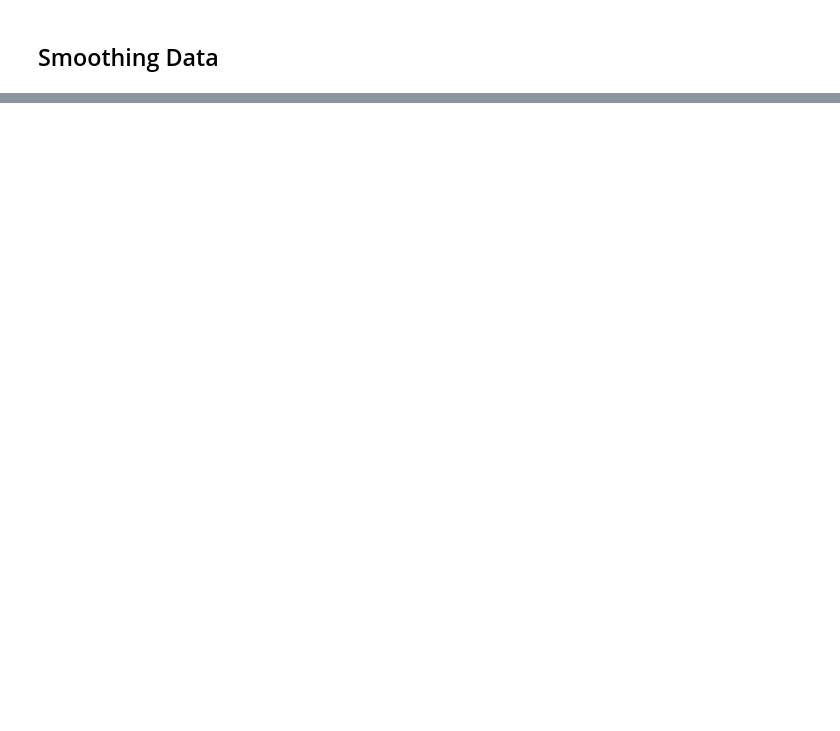
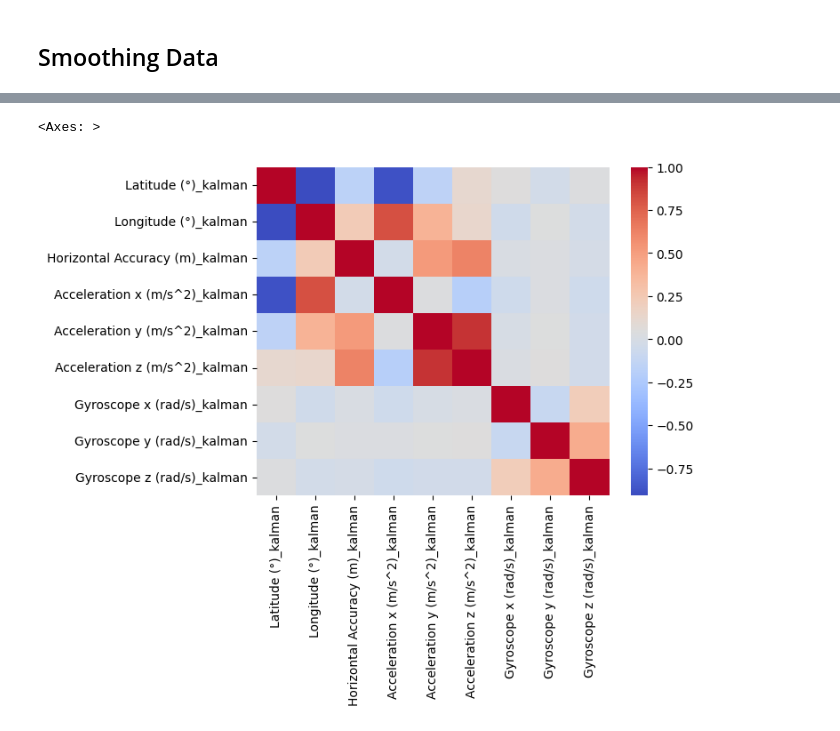
Before and after one commit to BluntKatana/transportation-mode-classifier, a Jupyter notebook: notebooks/data_cleaning.ipynb, the cells around one changed output, grey strips where cells are left out. Cells and saved outputs as stored; diff of their text form; code cells hidden in the pictures; blank space fills up the shorter version.

```diff
--- a/notebooks/data_cleaning.ipynb
+++ b/notebooks/data_cleaning.ipynb
@@ -444,0 +525,13 @@ Unique expirement types:  18
+# %%
+# Show the distributions of acceleration x for each transportation mode
+# Make the colors good for color blind people
+data_resampled_kalman = data_resampled_kalman.reset_index(drop=True)
+data_resampled_z_score = data_resampled_z_score.reset_index(drop=True)
+
+plt.figure()
+sns.histplot(data=data_resampled_kalman, x='Acceleration x (m/s^2)_kalman', hue='transportation_mode', kde=True)
+plt.show()
+
+plt.figure()
+sns.histplot(data=data_resampled_z_score, x='Acceleration x (m/s^2)_kalman', hue='transportation_mode', kde=True)
+plt.show()
@@ -447,0 +544,12 @@ data_resampled_kalman.to_csv('../data/all_data_cleaned.csv', index=False)
+# %%
+exclude_columns = ['Time (s)', 'expirement_id', 'start_date', 'transportation_mode', "time"]
+
+trimmed_data_resampled_z_score = data_resampled_z_score[[col for col in data_resampled_z_score.columns if col.endswith('_kalman')]]
+
+trimmed_data_resampled_z_score.corr()
+import seaborn as sns
+
+sns.heatmap(trimmed_data_resampled_z_score.corr(), cmap='coolwarm')
+# %% [output]
+<Axes: >
+[figure, added]
```
Also changed, not shown: parts of 14 cells of this notebook, 5 other files.
